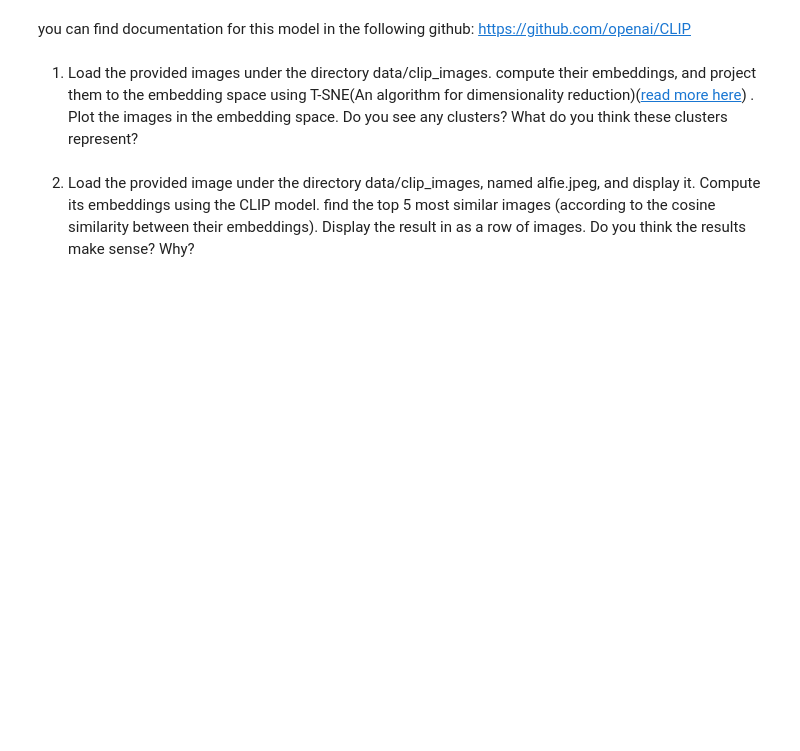
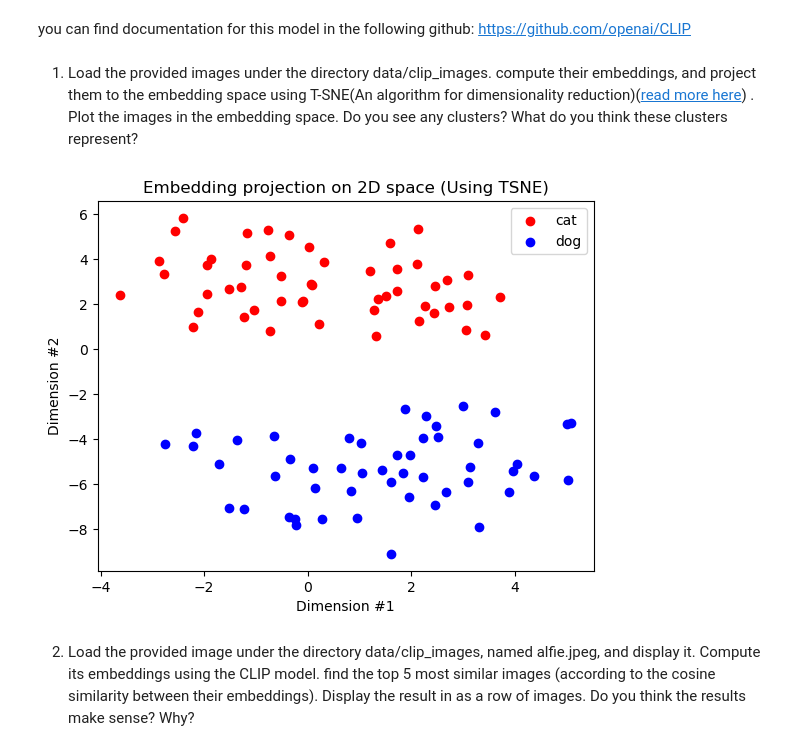
Before and after one commit to oronbar/046746---Algorithms-and-Applications-in-Computer-Vision, a Jupyter notebook: hw1_classification_foundation_models/ee046746_hw2_classification_foundation_models.ipynb, the cells around one changed output. Drawn from its saved outputs; the diff is of its cells as text; code cells hidden in the pictures; blank space fills up the shorter version.

Commit message:
Part 3 - foundation models section 1-3

```diff
--- a/hw1_classification_foundation_models/ee046746_hw2_classification_foundation_models.ipynb
+++ b/hw1_classification_foundation_models/ee046746_hw2_classification_foundation_models.ipynb
@@ -206,2 +202,34 @@ os.walk()
+# %%
+import os
+import numpy as np
+from sklearn.manifold import TSNE
+
+images_embedding = []; paths = []
+for path,_,files in os.walk('data\clip_images'):
+    if path.endswith('dogs') or path.endswith('cats'):
+        for file in files:
+            full_path = os.path.join(os.getcwd(),path,file)
+            image = load_image(full_path)
+            image = preprocess(image).unsqueeze(0).to(device)
+            with torch.no_grad():
+                image_embedding = model.encode_image(image)
+            images_embedding.append(image_embedding.cpu().numpy())
+            paths.append(full_path)
+
+tsne = TSNE(n_components=2, random_state=1991)
+images_embedding = np.array(images_embedding)[:,0,:]
+images_embedding_low_dim = tsne.fit_transform(images_embedding)
+# %%
+import matplotlib.pyplot as plt
+
+plt.scatter(images_embedding_low_dim[:50,0], images_embedding_low_dim[:50,1], c = 'r', label = 'cat')
+plt.scatter(images_embedding_low_dim[50:,0], images_embedding_low_dim[50:,1], c = 'b', label = 'dog')
+plt.legend()
+plt.xlabel('Dimension #1')
+plt.ylabel('Dimension #2')
+plt.title('Embedding projection on 2D space (Using TSNE)')
+plt.show()
+# %% [output]
+[figure, added]
 # %% [markdown]
 2. Load the provided image under the directory data/clip_images, named alfie.jpeg, and display it. Compute its embeddings using the CLIP model. find the top 5 most similar images (according to the cosine similarity between their embeddings). Display the result in as a row of images. Do you think the results make sense? Why?
```
Also changed, not shown: parts of 5 cells of this notebook.
